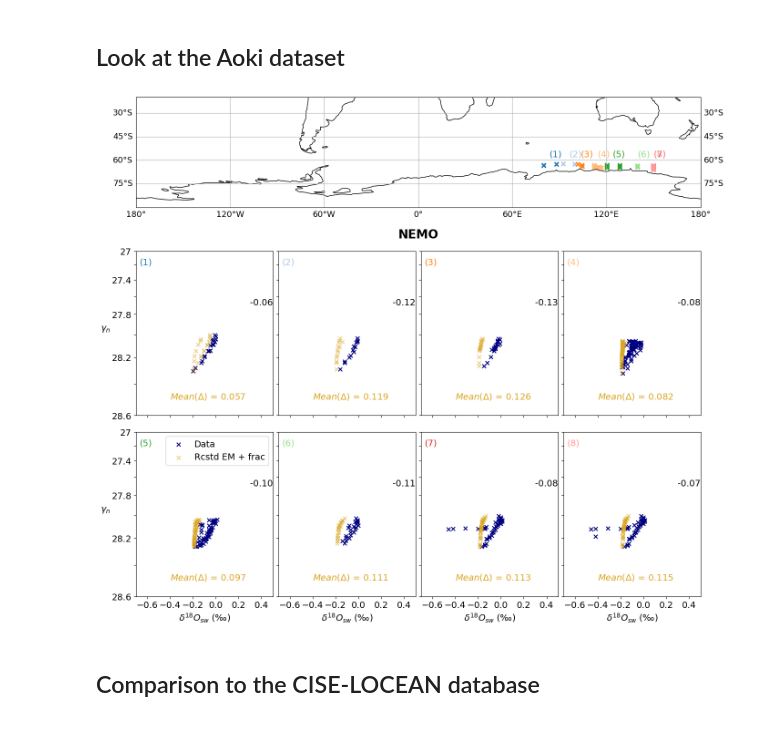
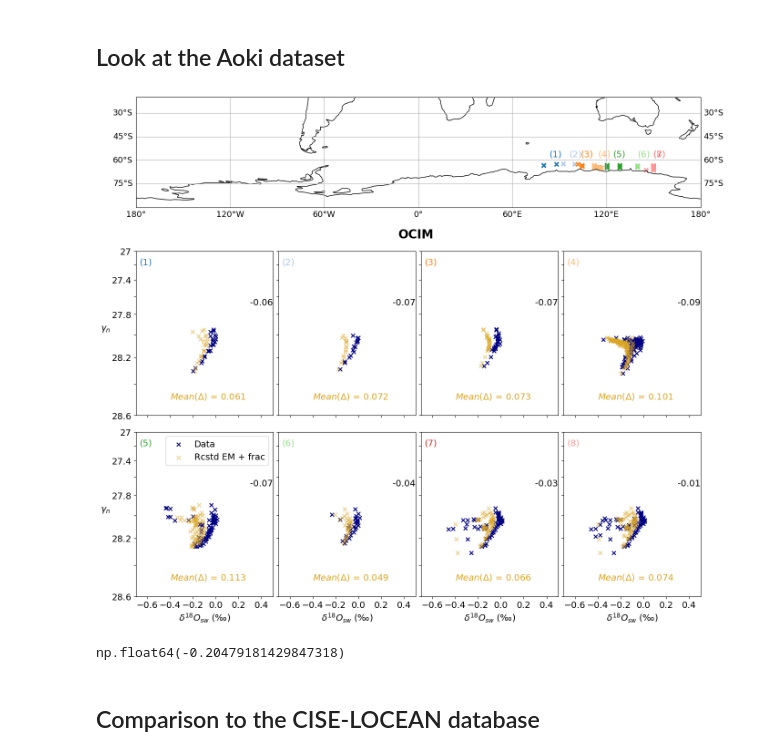
Before and after one commit to brumillet/d18o-southern-ocean, a Jupyter notebook: notebooks/evaluation_reconstructions.ipynb, the cells around one changed output. Drawn from its saved outputs; the diff is of its cells as text; code cells hidden in the pictures.

```diff
--- a/notebooks/evaluation_reconstructions.ipynb
+++ b/notebooks/evaluation_reconstructions.ipynb
@@ -509,7 +508,7 @@ interpolator_d18o_rcst_tmi = RegularGridInterpolator((l_depth_tmi, l_lat_tmi, l_
 # %% [markdown]
 ## Look at the Aoki dataset
 # %%
-aoki_d18o = pd.read_csv(r'D:\Data\isotopes compilation\seawater\aoki2046\Datasheet_KY2018_ADS_20460718.csv', sep = ";", skiprows = [1])
+aoki_d18o = pd.read_csv(data_path + 'Datasheet_KY2018_ADS_20230718.csv', sep = ";", skiprows = [1])
 # %%
 aoki_d18o = aoki_d18o.where((aoki_d18o['dO18'] != -999.) & (aoki_d18o['CTDPRS_DBAR'] >= 200)).dropna(ignore_index = True)
 # %%
@@ -528,7 +527,8 @@ for i in range(8):
 # %%
 fig = plt.figure(figsize = (16, 15)); gs = fig.add_gridspec(3, 4, wspace = 0.04, hspace = 0.1); font = 14
 
-model_label = 'nemo'
+# labels = nemo, ocim, tmi
+model_label = 'ocim'
 
 ax = fig.add_subplot(gs[0, :], projection=ccrs.PlateCarree())
 ax.coastlines(resolution='110m')
@@ -538,38 +538,42 @@ ax.set_ylim(-90, -20); ax.set_xlim(-180, 180)
 couleurs = plt.cm.tab20(range(12))
 for i in range(8):
     ax.scatter(l_ds[i]['LONGITUDE_DEG'], l_ds[i]['LATITUDE_DEG'], color = couleurs[i], marker = 'x')
     ax.text(np.nanmean(l_ds[i]['LONGITUDE_DEG']), -58, '(' + str(i+1) + ')', fontsize = font, color = couleurs[i])
 
-norm_S = NOf.get_BoundNorm(34, 35, nbins = 20)
+norm_S = uf.get_BoundNorm(34, 35, nbins = 20)
 for i in range(8):
-    i_row, i_col = i//4 + 1, i%4; xlabels, ylabels = NOf.get_xylabels(2, 4, i)
+    i_row, i_col = i//4 + 1, i%4; xlabels, ylabels = uf.get_xylabels(2, 4, i)
 
     if (i_row == 1) & (i_col==2): ax.text(0.35, 26.8, model_label.upper(), fontsize = font + 5, fontweight = 'bold')
 
     ax = fig.add_subplot(gs[i_row, i_col])
     sc = ax.scatter(l_ds[i]['dO18'], l_ds[i]['Gamma'], marker = 'x', c = 'navy', alpha = 1, label = 'Data') #, norm = norm_S)
     ax.scatter(l_ds[i]['d18O_rcst_' + model_label], l_ds[i]['Gamma'], marker = 'x', c = 'goldenrod', alpha = .5, label = 'Rcstd EM + frac')
 # ax.scatter(dfs[i]['d18O_ocim_rcstd'], dfs[i]['Gamma'], marker = 'x', c = 'navy', alpha = 0.5)
 
     if i ==4: ax.legend(fontsize = font)
     # ax.axhline(y = l_neut_dens[i], ls = '--', color = couleurs[i], alpha = 0.5); ax.text(0.15, l_neut_dens[i] + 0.1, '$\gamma$ =' + str(l_neut_dens[i]), fontsize = font - 1, color = couleurs[i])
 
     if xlabels: ax.set_xlabel('$\delta^{18}O_{sw}$ (‰)', fontsize = font)
     if ylabels: ax.set_ylabel('$\gamma_n$', fontsize = font, rotation = 0, labelpad = 10)
 
     ax.text(-0.4, 28.5, '$Mean(\Delta)$ = ' + format(np.nanmean(np.sqrt((l_ds[i]['dO18'] - l_ds[i]['d18O_rcst_' + model_label])**2)), '.3f'), fontsize = font, color = 'goldenrod')
     ax.text(-0.67, 27.2, '(' + str(i + 1) + ')', fontsize = font, color = couleurs[i])
     ax.text(0.3, 27.7, format(np.nanmean(l_ds[i]['d18O_rcst_' + model_label] - l_ds[i]['dO18']), '.2f'), fontsize = font)
 
     ax.set_yscale('custom_scale')
-    NOf.plot_details_axis(ax, sc, cb = False, xlim = (-0.7, 0.5), ylim = (28.6, 27), nbins = 20, xticks = [-0.6 + 0.2*i for i in range(6)], yticks = [27 + 0.2*i for i in range(9)], font = font, xlabels = xlabels, ylabels = ylabels)
+    uf.plot_details_axis(ax, sc, cb = False, xlim = (-0.7, 0.5), ylim = (28.6, 27), nbins = 20, xticks = [-0.6 + 0.2*i for i in range(6)], yticks = [27 + 0.2*i for i in range(9)], font = font, xlabels = xlabels, ylabels = ylabels)
     ax.invert_yaxis()
     if ylabels: ax.set_yticklabels(['27', '', '27.4', '', '27.8', '', '28.2', '', '28.6'], fontsize = font)
 # NOf.add_cbar(fig, sc, y = 0.2, height = 0.35, fontsize = font, label = 'Salinity ($kg/m^3$)', ticks = [34 + i * 0.2 for i in range (6)])
 
-plt.savefig(r'C:\Users\bmillet\Documents\LSCE\Thèse LSCE\graphs\d18o_profiles\seawater\aokiSO\d18o_profiles_aoki_SO_map_' + model_label + '_rcs_mean.png', bbox_inches = 'tight')
+plt.savefig(root_directory + fig_path + 'd18o_profiles_aoki_SO_map_' + model_label + '_rcs_mean.png', bbox_inches = 'tight')
 # %% [output]
-[figure, old version]
+[figure, new version]
+# %%
+ocim_d18o['d18o_recons'].values[39, 13, 64]
+# %% [output]
+np.float64(-0.20479181429847318)
 # %% [markdown]
 ## Comparison to the CISE-LOCEAN database
 # %%
```
Also changed, not shown: parts of 16 cells of this notebook, 23 other files.
